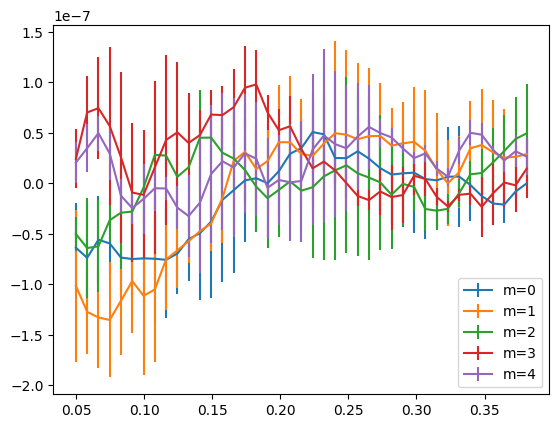
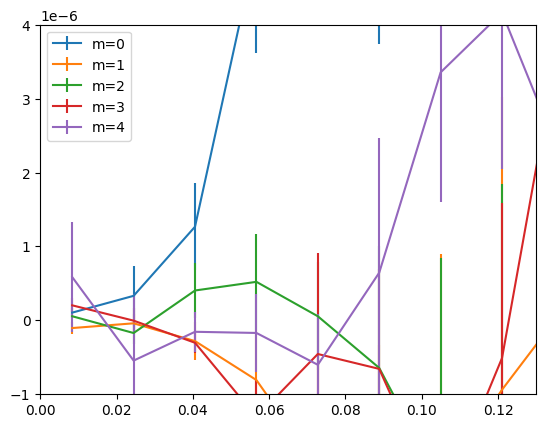
The change to this notebook cell's code, shown as a diff; its figure went from the first image to the second:
--- before
+++ after
@@ -2,4 +2,6 @@
     plt.errorbar(MyStack_angular.r, MyStack_angular.Cr_avg_profiles[m], yerr=MyStack_angular.Cr_errors_full[m], label=f"m={m}") # /np.sqrt(48)
 plt.legend()
+plt.xlim([0,0.13])
+plt.ylim([-1e-6,4e-6])
 plt.show()
 plt.clf()
@@ -7,2 +9,4 @@
     plt.errorbar(MyStack_angular.r_binned, MyStack_angular.Cr_avg_profiles_binned[m], yerr=MyStack_angular.Cr_errors_binned[m], label=f"m={m}")
 plt.legend()
+plt.xlim([0,0.13])
+plt.ylim([-1e-6,4e-6])

Commit: updated edge test